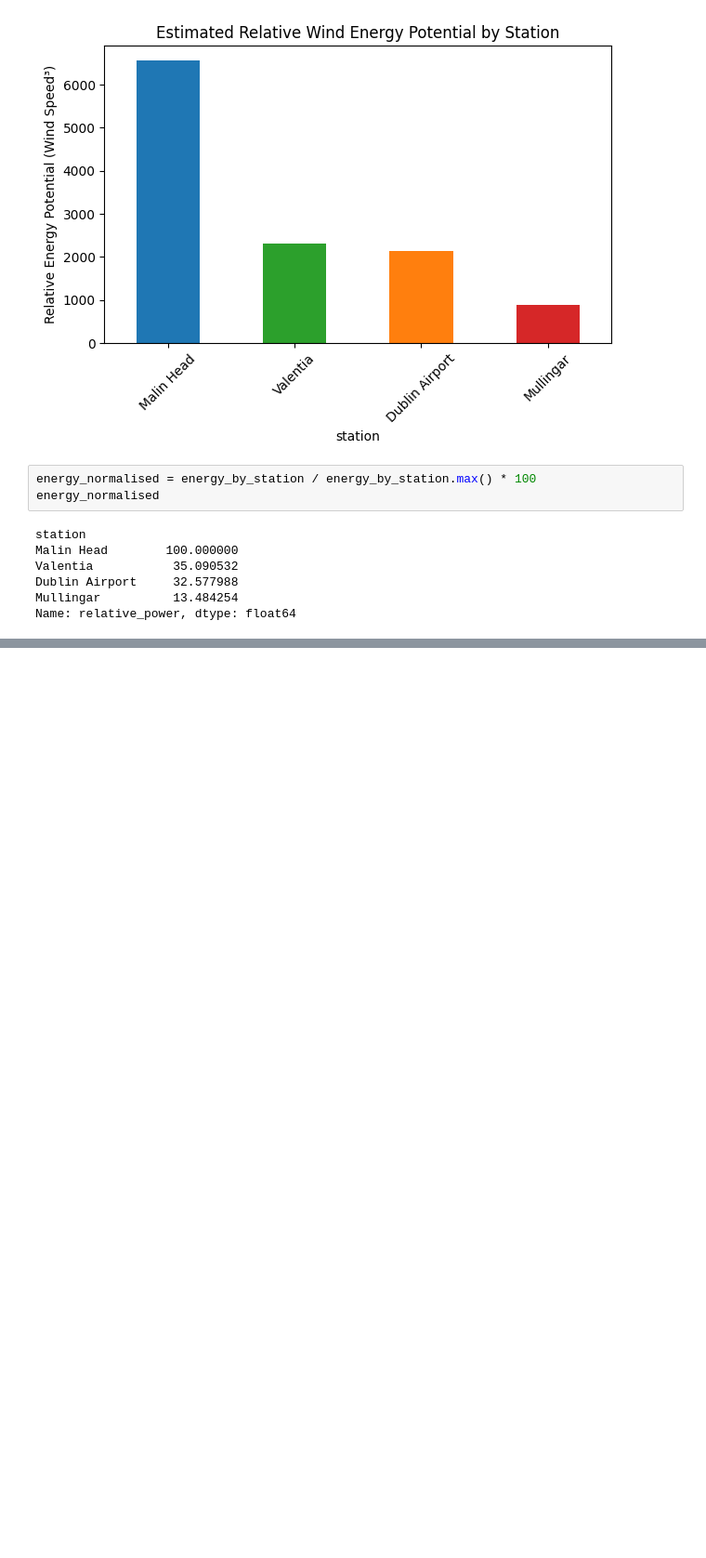
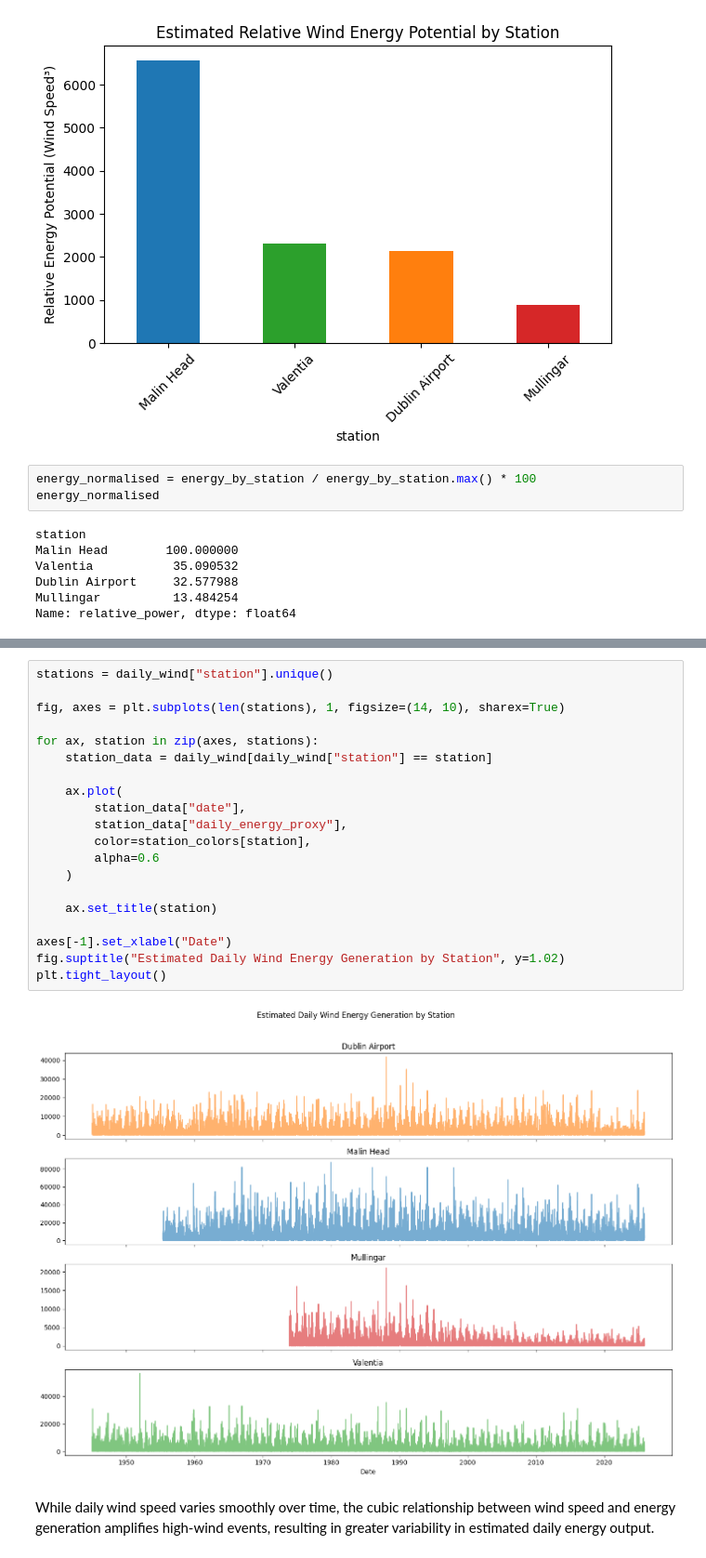
Before and after one commit to philipcullen93/programming_for_data_analytics_project, a Jupyter notebook: wind_energy_analysis.ipynb, the cells around one changed output, grey strips where cells are left out. Shown at 93% size. Saved outputs shown, nothing was run; the diff lists cells and outputs as text; blank space fills up the shorter version.

```diff
--- a/wind_energy_analysis.ipynb
+++ b/wind_energy_analysis.ipynb
@@ -458,0 +536,24 @@ Name: relative_power, dtype: float64
+# %%
+stations = daily_wind["station"].unique()
+
+fig, axes = plt.subplots(len(stations), 1, figsize=(14, 10), sharex=True)
+
+for ax, station in zip(axes, stations):
+    station_data = daily_wind[daily_wind["station"] == station]
+
+    ax.plot(
+        station_data["date"],
+        station_data["daily_energy_proxy"],
+        color=station_colors[station],
+        alpha=0.6
+    )
+
+    ax.set_title(station)
+
+axes[-1].set_xlabel("Date")
+fig.suptitle("Estimated Daily Wind Energy Generation by Station", y=1.02)
+plt.tight_layout()
+# %% [output]
+[figure, added]
+# %% [markdown]
+While daily wind speed varies smoothly over time, the cubic relationship between wind speed and energy generation amplifies high-wind events, resulting in greater variability in estimated daily energy output.
```
Also changed, not shown: parts of 7 cells of this notebook.
